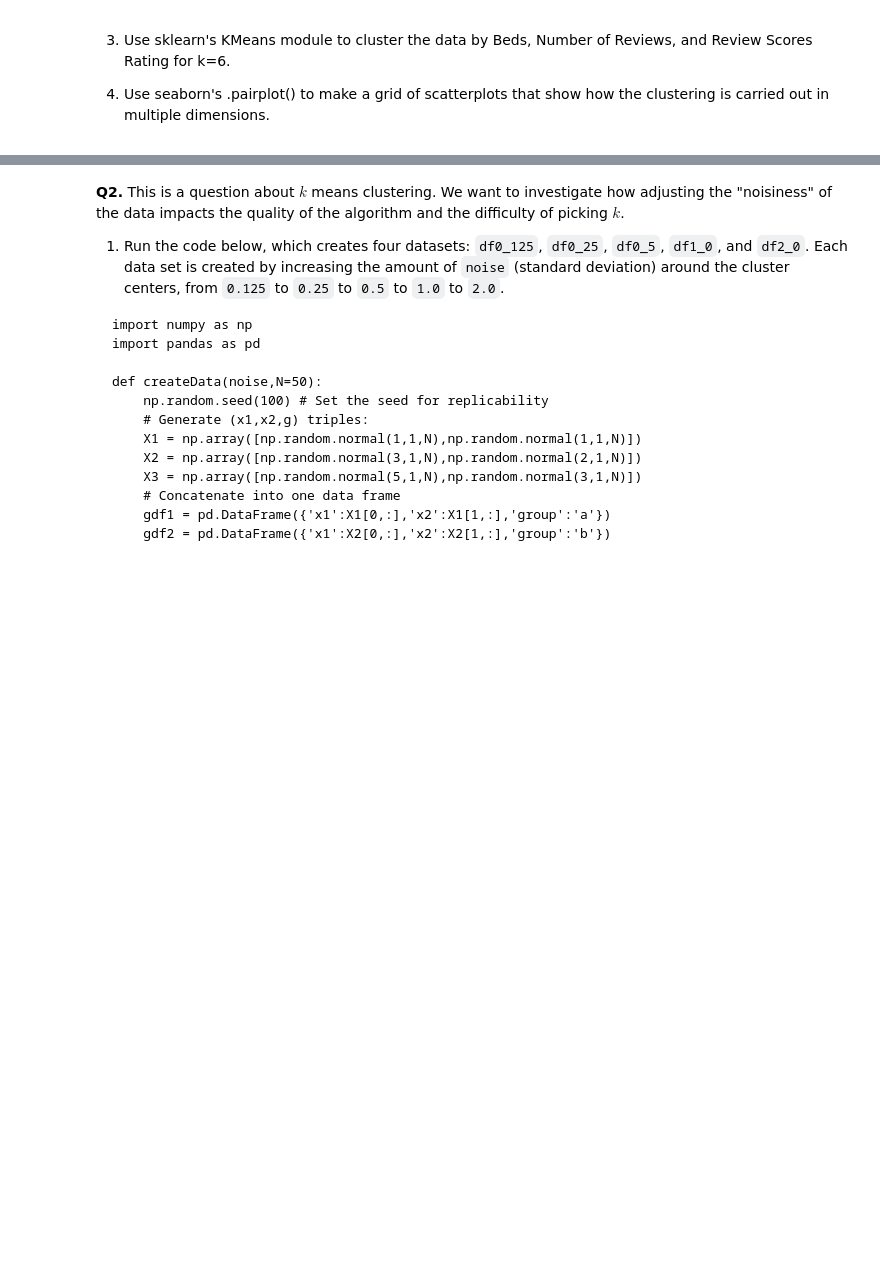
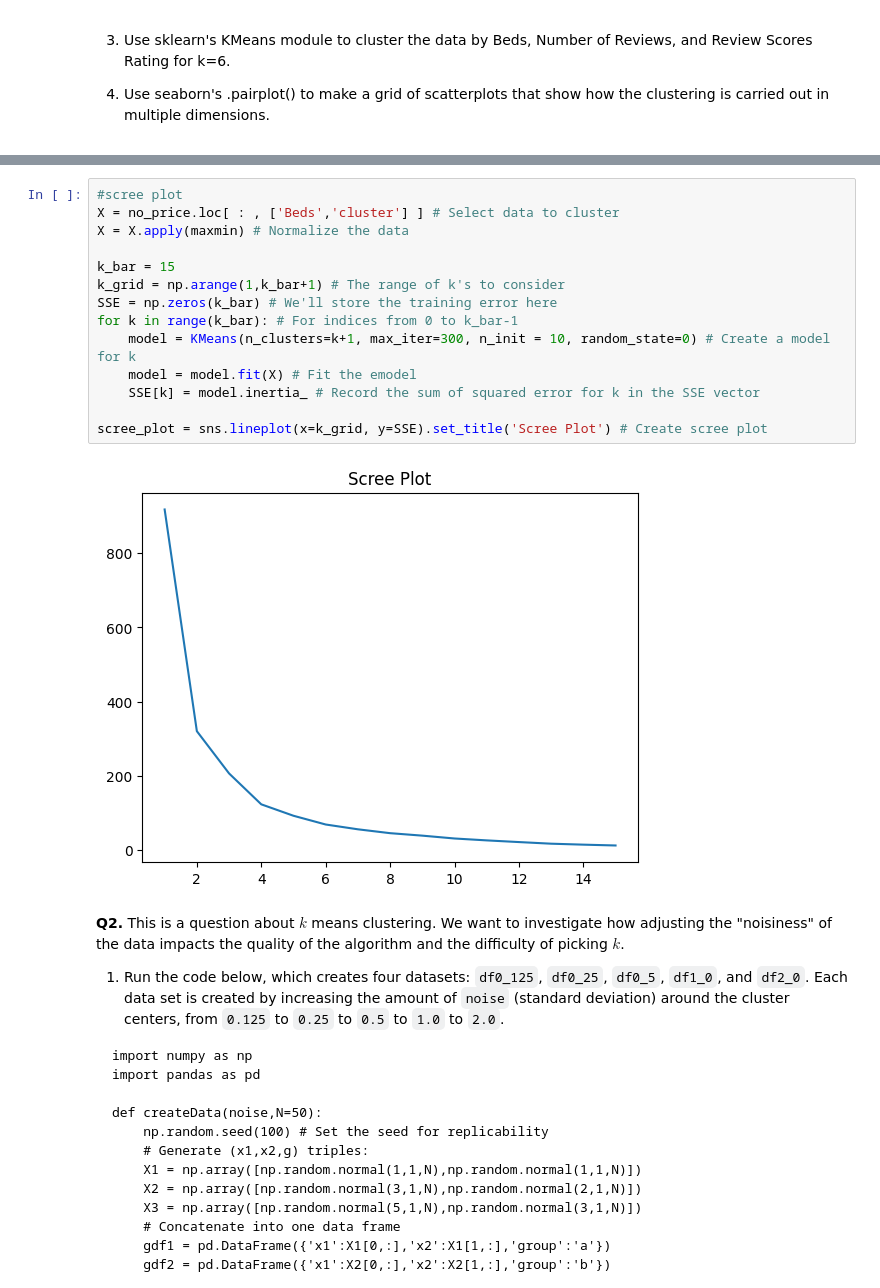
Before and after one commit to cwynne12/kmc, a Jupyter notebook: assignment_kmc.ipynb, the cells around one changed output, grey strips where cells are left out. Cells and saved outputs as stored; diff of their text form; blank space fills up the shorter version.

```diff
--- a/assignment_kmc.ipynb
+++ b/assignment_kmc.ipynb
@@ -157,3 +189,19 @@ InvalidParameterError: The 'init' parameter of KMeans must be a str among {'k-me
+# %%
+#scree plot
+X = no_price.loc[ : , ['Beds','cluster'] ] # Select data to cluster
+X = X.apply(maxmin) # Normalize the data
+
+k_bar = 15
+k_grid = np.arange(1,k_bar+1) # The range of k's to consider
+SSE = np.zeros(k_bar) # We'll store the training error here
+for k in range(k_bar): # For indices from 0 to k_bar-1
+    model = KMeans(n_clusters=k+1, max_iter=300, n_init = 10, random_state=0) # Create a model for k
+    model = model.fit(X) # Fit the emodel
+    SSE[k] = model.inertia_ # Record the sum of squared error for k in the SSE vector
+
+scree_plot = sns.lineplot(x=k_grid, y=SSE).set_title('Scree Plot') # Create scree plot
+# %% [output]
+[figure, added]
 # %% [markdown]
 **Q2.** This is a question about $k$ means clustering. We want to investigate how adjusting the "noisiness" of the data impacts the quality of the algorithm and the difficulty of picking $k$.
 
```
Also changed, not shown: parts of 20 cells of this notebook.
